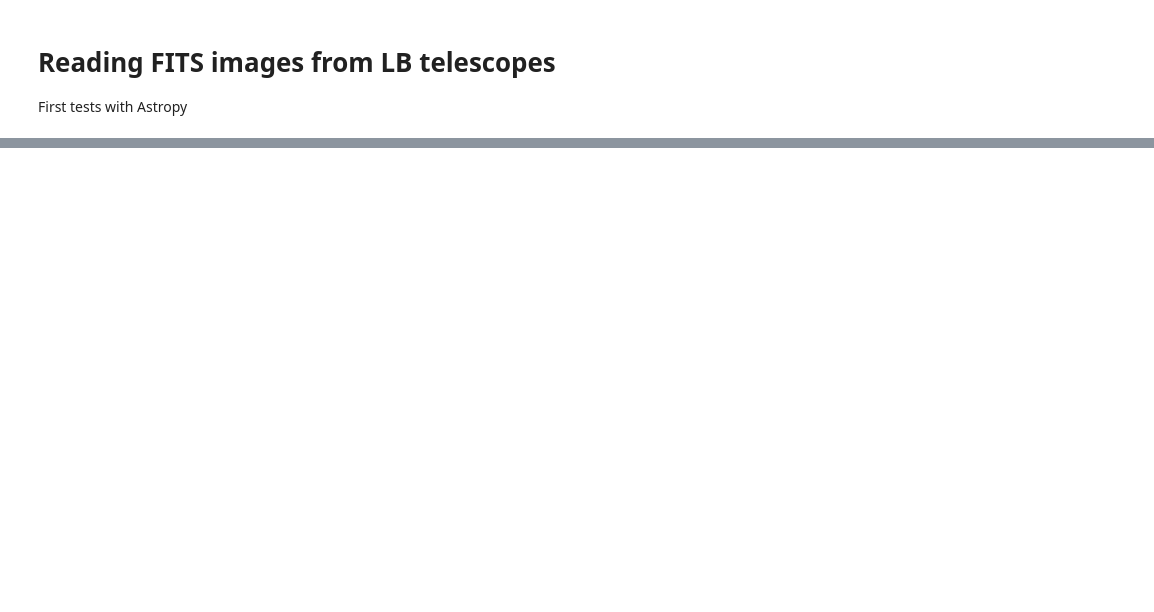
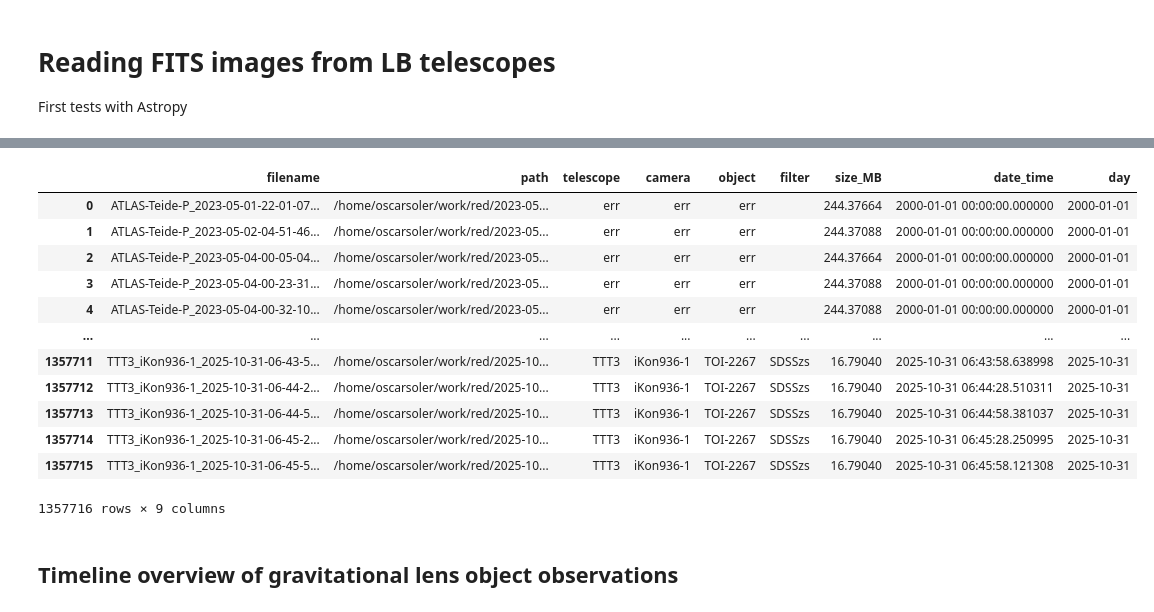
Before and after one commit to oscar-s-p/grav_lens, a Jupyter notebook: test_opening_images.ipynb, the cells around one changed output, grey strips where cells are left out. Drawn from its saved outputs; the diff is of its cells as text; code cells hidden in the pictures; blank space fills up the shorter version.

Commit message:
Large update to repo, class working greatly. Image view and observation history to be improved

```diff
--- a/test_opening_images.ipynb
+++ b/test_opening_images.ipynb
@@ -39,0 +282,19 @@ print(image_data.shape)
+# %%
+df = pd.read_pickle('df_files_all.pkl')
+#df.set_index('date_time').groupby('object').resample('D').size().unstack(0)
+df['day'] = df['date_time'].dt.date
+df
+# %% [output]
+|  | filename | path | telescope | camera | object | filter | size_MB | date_time | day |
+| 0 | ATLAS-Teide-P_2023-05-01-22-01-07... | /home/oscarsoler/work/red/2023-05... | err | err | err |  | 244.37664 | 2000-01-01 00:00:00.000000 | 2000-01-01 |
+| 1 | ATLAS-Teide-P_2023-05-02-04-51-46... | /home/oscarsoler/work/red/2023-05... | err | err | err |  | 244.37088 | 2000-01-01 00:00:00.000000 | 2000-01-01 |
+| 2 | ATLAS-Teide-P_2023-05-04-00-05-04... | /home/oscarsoler/work/red/2023-05... | err | err | err |  | 244.37664 | 2000-01-01 00:00:00.000000 | 2000-01-01 |
+| 3 | ATLAS-Teide-P_2023-05-04-00-23-31... | /home/oscarsoler/work/red/2023-05... | err | err | err |  | 244.37088 | 2000-01-01 00:00:00.000000 | 2000-01-01 |
+| 4 | ATLAS-Teide-P_2023-05-04-00-32-10... | /home/oscarsoler/work/red/2023-05... | err | err | err |  | 244.37088 | 2000-01-01 00:00:00.000000 | 2000-01-01 |
+| ... | ... | ... | ... | ... | ... | ... | ... | ... | ... |
+| 1357711 | TTT3_iKon936-1_2025-10-31-06-43-5... | /home/oscarsoler/work/red/2025-10... | TTT3 | iKon936-1 | TOI-2267 | SDSSzs | 16.79040 | 2025-10-31 06:43:58.638998 | 2025-10-31 |
+| 1357712 | TTT3_iKon936-1_2025-10-31-06-44-2... | /home/oscarsoler/work/red/2025-10... | TTT3 | iKon936-1 | TOI-2267 | SDSSzs | 16.79040 | 2025-10-31 06:44:28.510311 | 2025-10-31 |
+| 1357713 | TTT3_iKon936-1_2025-10-31-06-44-5... | /home/oscarsoler/work/red/2025-10... | TTT3 | iKon936-1 | TOI-2267 | SDSSzs | 16.79040 | 2025-10-31 06:44:58.381037 | 2025-10-31 |
+| 1357714 | TTT3_iKon936-1_2025-10-31-06-45-2... | /home/oscarsoler/work/red/2025-10... | TTT3 | iKon936-1 | TOI-2267 | SDSSzs | 16.79040 | 2025-10-31 06:45:28.250995 | 2025-10-31 |
+| 1357715 | TTT3_iKon936-1_2025-10-31-06-45-5... | /home/oscarsoler/work/red/2025-10... | TTT3 | iKon936-1 | TOI-2267 | SDSSzs | 16.79040 | 2025-10-31 06:45:58.121308 | 2025-10-31 |
+1357716 rows × 9 columns
@@ -39,0 +321,2 @@ print(image_data.shape)
+# %% [markdown]
+## Timeline overview of gravitational lens object observations
```
Also changed, not shown: parts of 20 cells of this notebook, 7 other files.
